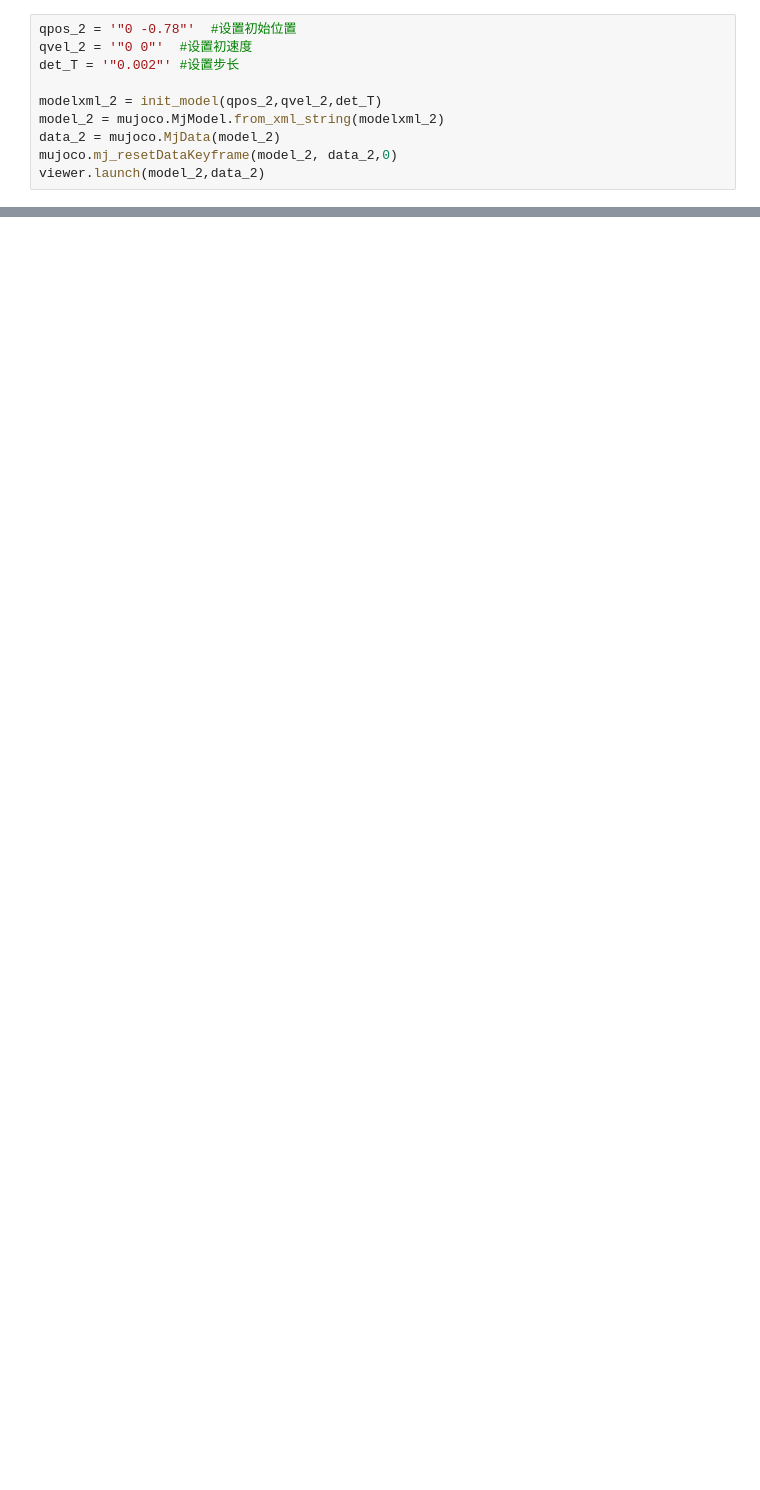
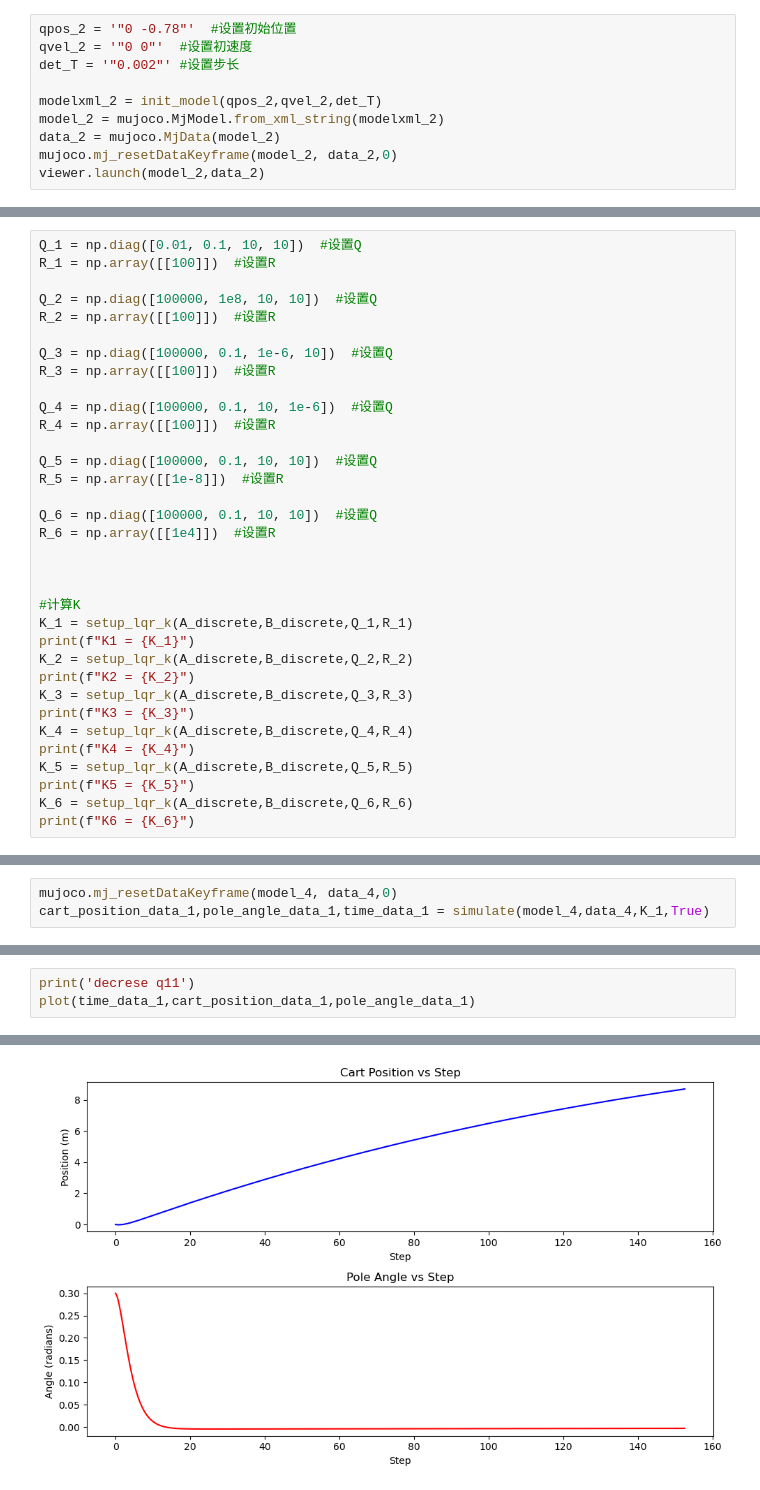
Before and after one commit to Wavelix/SDM366_LQR, a Jupyter notebook: proj1.ipynb, the cells around one changed output, grey strips where cells are left out. Cells and saved outputs as stored; diff of their text form; blank space fills up the shorter version.

```diff
--- a/proj1.ipynb
+++ b/proj1.ipynb
@@ -414,0 +417,34 @@ plot(time_data,cart_position_data,pole_angle_data)
+# %%
+Q_1 = np.diag([0.01, 0.1, 10, 10])  #设置Q
+R_1 = np.array([[100]])  #设置R
+
+Q_2 = np.diag([100000, 1e8, 10, 10])  #设置Q
+R_2 = np.array([[100]])  #设置R
+
+Q_3 = np.diag([100000, 0.1, 1e-6, 10])  #设置Q
+R_3 = np.array([[100]])  #设置R
+
+Q_4 = np.diag([100000, 0.1, 10, 1e-6])  #设置Q
+R_4 = np.array([[100]])  #设置R
+
+Q_5 = np.diag([100000, 0.1, 10, 10])  #设置Q
+R_5 = np.array([[1e-8]])  #设置R
+
+Q_6 = np.diag([100000, 0.1, 10, 10])  #设置Q
+R_6 = np.array([[1e4]])  #设置R
+
+
+
+#计算K
+K_1 = setup_lqr_k(A_discrete,B_discrete,Q_1,R_1)
+print(f"K1 = {K_1}")
+K_2 = setup_lqr_k(A_discrete,B_discrete,Q_2,R_2)
+print(f"K2 = {K_2}")
+K_3 = setup_lqr_k(A_discrete,B_discrete,Q_3,R_3)
+print(f"K3 = {K_3}")
+K_4 = setup_lqr_k(A_discrete,B_discrete,Q_4,R_4)
+print(f"K4 = {K_4}")
+K_5 = setup_lqr_k(A_discrete,B_discrete,Q_5,R_5)
+print(f"K5 = {K_5}")
+K_6 = setup_lqr_k(A_discrete,B_discrete,Q_6,R_6)
+print(f"K6 = {K_6}")
@@ -414,0 +460,3 @@ plot(time_data,cart_position_data,pole_angle_data)
+# %%
+mujoco.mj_resetDataKeyframe(model_4, data_4,0)
+cart_position_data_1,pole_angle_data_1,time_data_1 = simulate(model_4,data_4,K_1,True)
@@ -414,0 +486,4 @@ plot(time_data,cart_position_data,pole_angle_data)
+# %%
+print('decrese q11')
+plot(time_data_1,cart_position_data_1,pole_angle_data_1)
+# %% [output]
@@ -414,0 +492 @@ plot(time_data,cart_position_data,pole_angle_data)
+[figure, added]
```
Also changed, not shown: parts of 59 cells of this notebook.
